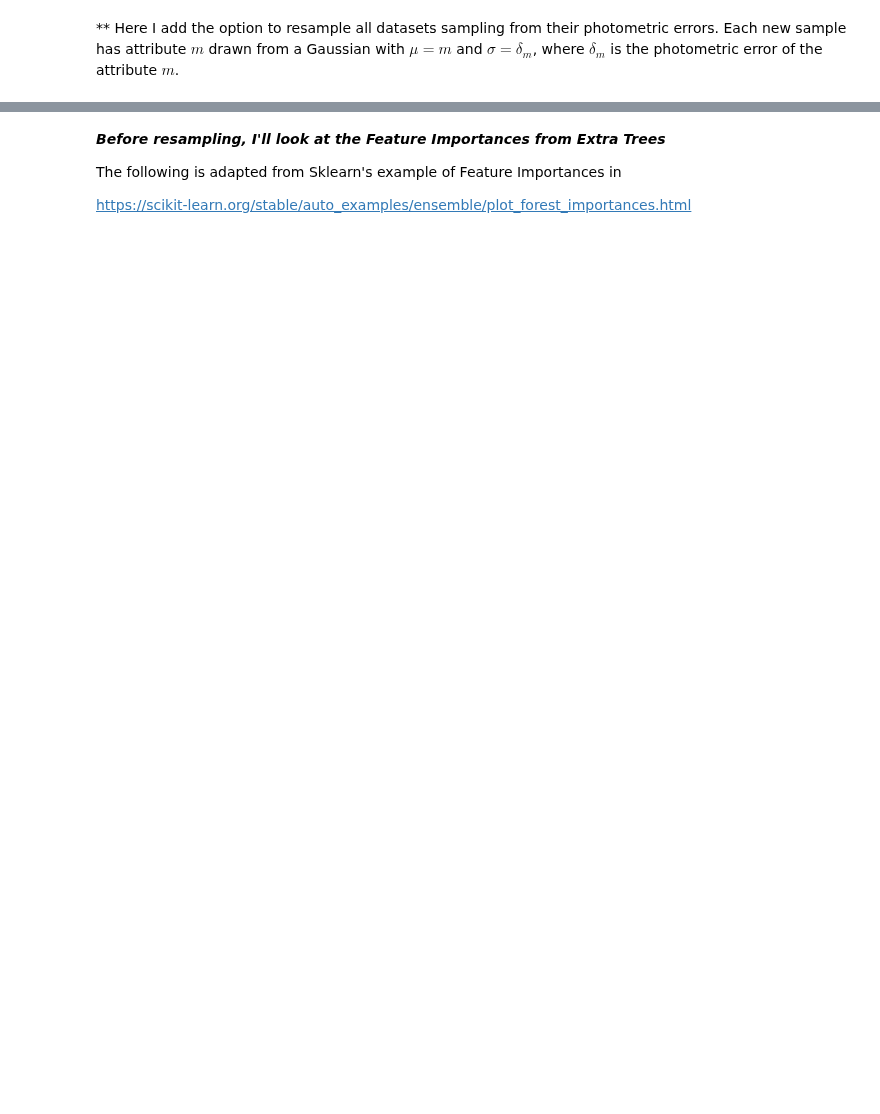
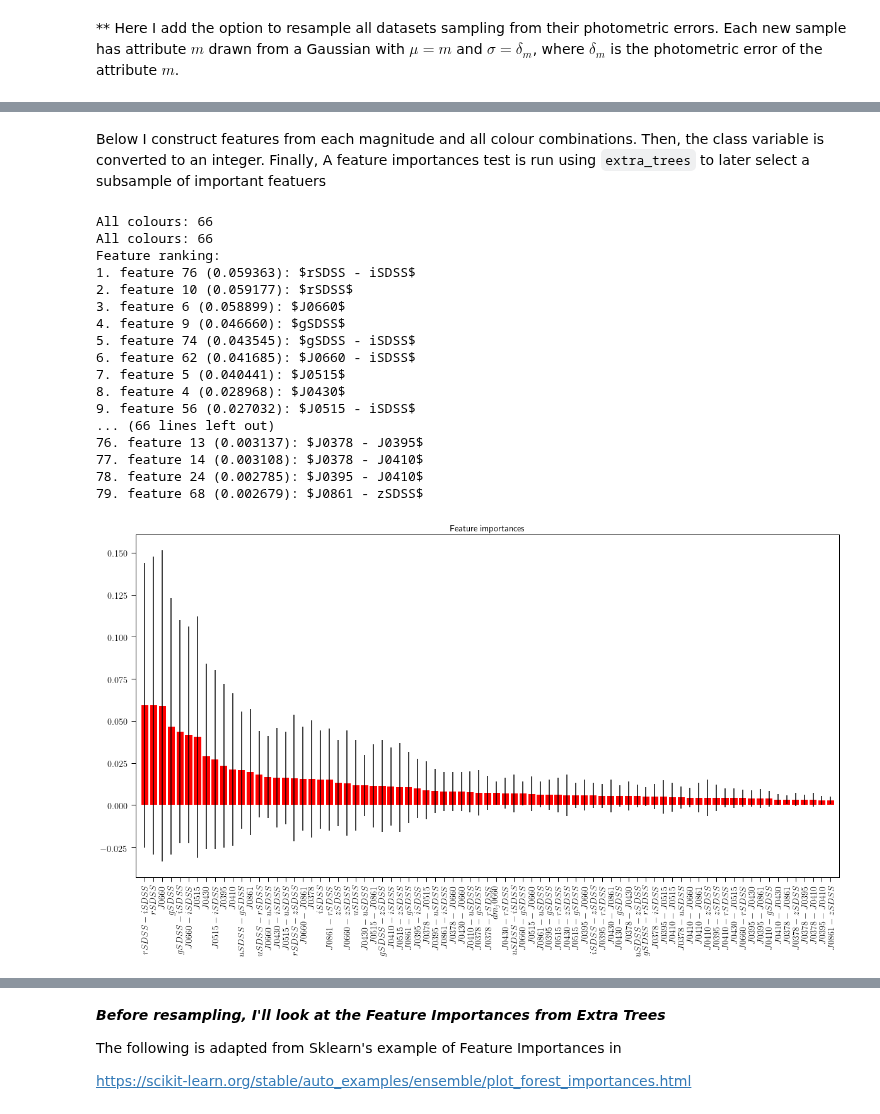
Before and after one commit to aaorsi/ELG_analysis, a Jupyter notebook: py/Keras_class.ipynb, the cells around one changed output, grey strips where cells are left out. Cells and saved outputs as stored; diff of their text form; code cells hidden in the pictures; blank space fills up the shorter version.

```diff
--- a/py/Keras_class.ipynb
+++ b/py/Keras_class.ipynb
@@ -64,35 +36,0 @@ print len(dset['class']), 11*ngal
-# %%
-featnames = ['dm_j0660','J0378','J0395','J0410','J0430','J0515',
-             'J0660','J0861','uSDSS','gSDSS','rSDSS','iSDSS','zSDSS']
-
-ntrain = len(dset['obj'])
-feat_arr = []
-
-import itertools
-
-terms = featnames[1:] # create all colour combinations
-nterms = len(terms)
-ncomb = int(nterms*(nterms-1)/2.)
-print 'All colours:', ncomb
-comb = list(itertools.combinations(terms,2))
-lcomb = list(comb)
-colournames = ['%s - %s'%(x[0], x[1]) for x in list(comb)]
-
-for x in range(ntrain):
-    fx = []
-    for y in featnames:
-        fx.append(dset[y][x,0])
-    for z in range(ncomb):
-        fx.append(dset[lcomb[z][0]][x,0] - dset[lcomb[z][1]][x,0])
-
-#    fx.append(dset['uSDSS'][x,0]-dset['gSDSS'][x,0])
-#    fx.append(dset['gSDSS'][x,0]-dset['rSDSS'][x,0])
-#    fx.append(dset['rSDSS'][x,0]-dset['iSDSS'][x,0])
-#    fx.append(dset['uSDSS'][x,0]-dset['gSDSS'][x,0])
-#    fx.append(dset['iSDSS'][x,0]-dset['zSDSS'][x,0])
-#    fx.append(dset['uSDSS'][x,0]-dset['zSDSS'][x,0])
-#    fx.append(dset['rSDSS'][x,0]-dset['zSDSS'][x,0])
-
-    feat_arr.append(fx)
-class_arr = dset['class']
-featnames += colournames
@@ -153,0 +93,29 @@ nfeat = len(feat_arr[0])
+# %% [markdown]
+Below I construct features from each magnitude and all colour combinations. Then, the class variable is converted to an integer. Finally, A feature importances test is run using `extra_trees` to later select a subsample of important featuers
+# %%
+feat_arr, err_arr, featnames = tools.get_features(train_rs)
+feat_arr_test, err_arr_test, featnames_test = tools.get_features(test)
+
+y_train = [tools.class_to_int_binary(x,'OII') for x in train_rs['class']]
+y_test = [tools.class_to_int_binary(x,'OII') for x in test['class']]
+
+index, importance, inames = tools.feature_importance(feat_arr, y_train, featnames)
+# %% [output]
+All colours: 66
+All colours: 66
+Feature ranking:
+1. feature 76 (0.059363): $rSDSS - iSDSS$
+2. feature 10 (0.059177): $rSDSS$
+3. feature 6 (0.058899): $J0660$
+4. feature 9 (0.046660): $gSDSS$
+5. feature 74 (0.043545): $gSDSS - iSDSS$
+6. feature 62 (0.041685): $J0660 - iSDSS$
+7. feature 5 (0.040441): $J0515$
+8. feature 4 (0.028968): $J0430$
+9. feature 56 (0.027032): $J0515 - iSDSS$
+... (66 lines left out)
+76. feature 13 (0.003137): $J0378 - J0395$
+77. feature 14 (0.003108): $J0378 - J0410$
+78. feature 24 (0.002785): $J0395 - J0410$
+79. feature 68 (0.002679): $J0861 - zSDSS$
+[figure, added]
```
Also changed, not shown: parts of 26 cells of this notebook, 1 other file.
